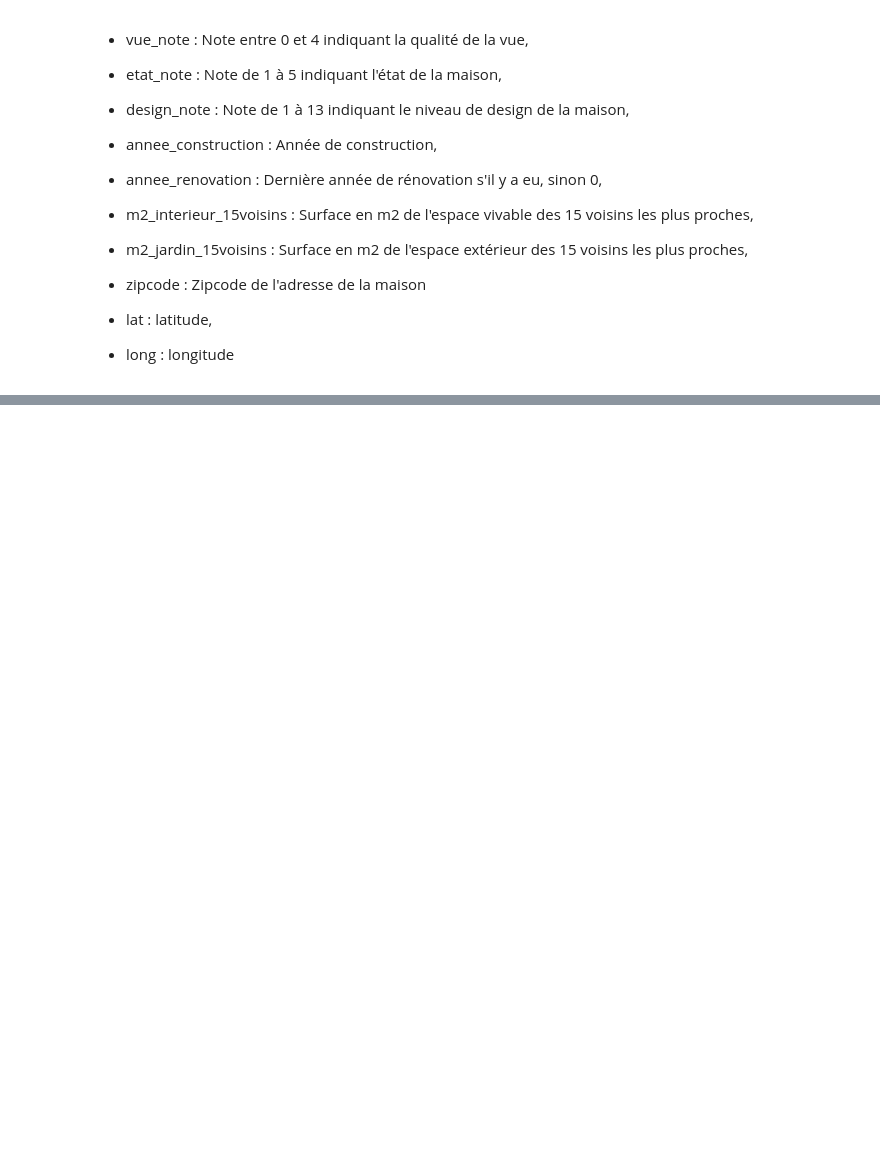
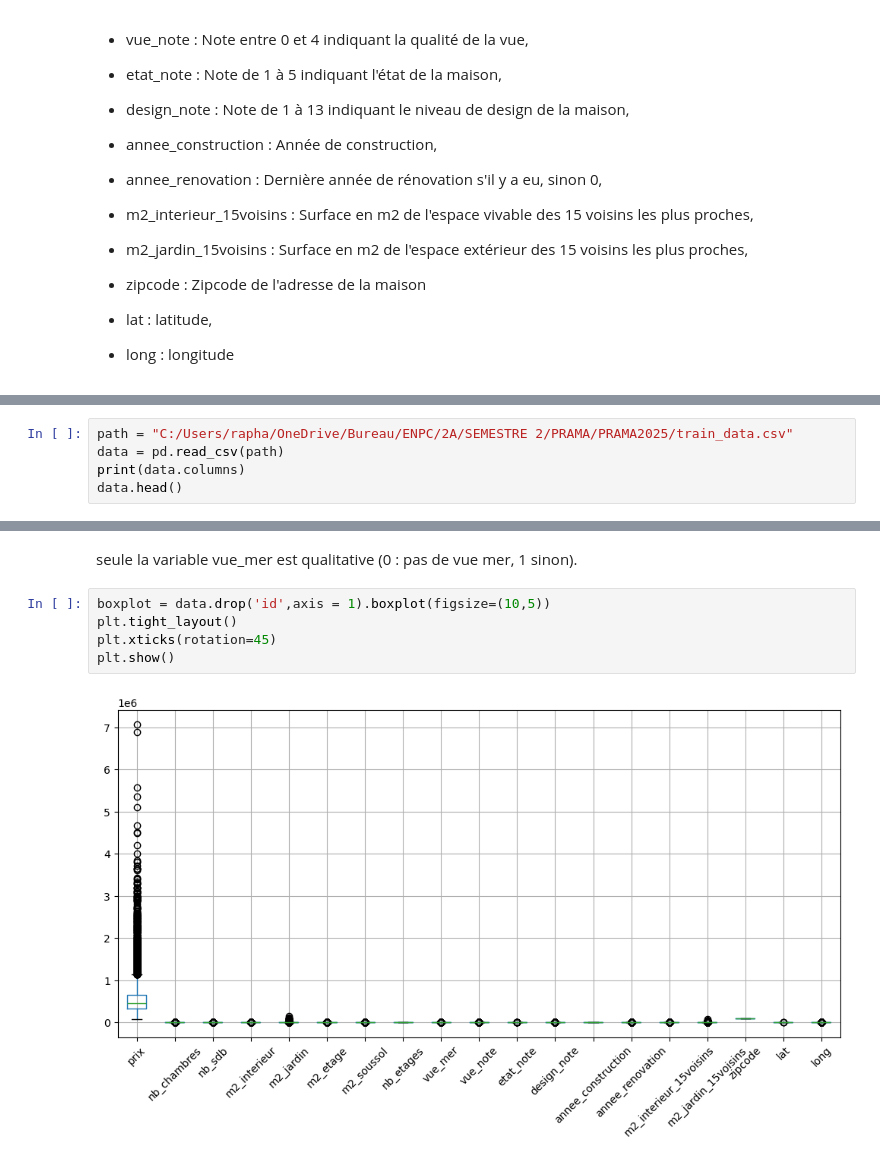
Before and after one commit to flarab29/PRAMA2025, a Jupyter notebook: etude_prama.ipynb, the cells around one changed output, grey strips where cells are left out. Drawn from its saved outputs; the diff is of its cells as text; blank space fills up the shorter version.

```diff
--- a/etude_prama.ipynb
+++ b/etude_prama.ipynb
@@ -47,0 +60,5 @@ import pandas as pd
+# %%
+path = "C:/Users/rapha/OneDrive/Bureau/ENPC/2A/SEMESTRE 2/PRAMA/PRAMA2025/train_data.csv"
+data = pd.read_csv(path)
+print(data.columns)
+data.head()
@@ -47,0 +79,9 @@ import pandas as pd
+# %% [markdown]
+seule la  variable vue_mer est qualitative (0 : pas de vue mer, 1 sinon).
+# %%
+boxplot = data.drop('id',axis = 1).boxplot(figsize=(10,5))
+plt.tight_layout()
+plt.xticks(rotation=45)
+plt.show()
+# %% [output]
+[figure, added]
```
Also changed, not shown: parts of 33 cells of this notebook.
